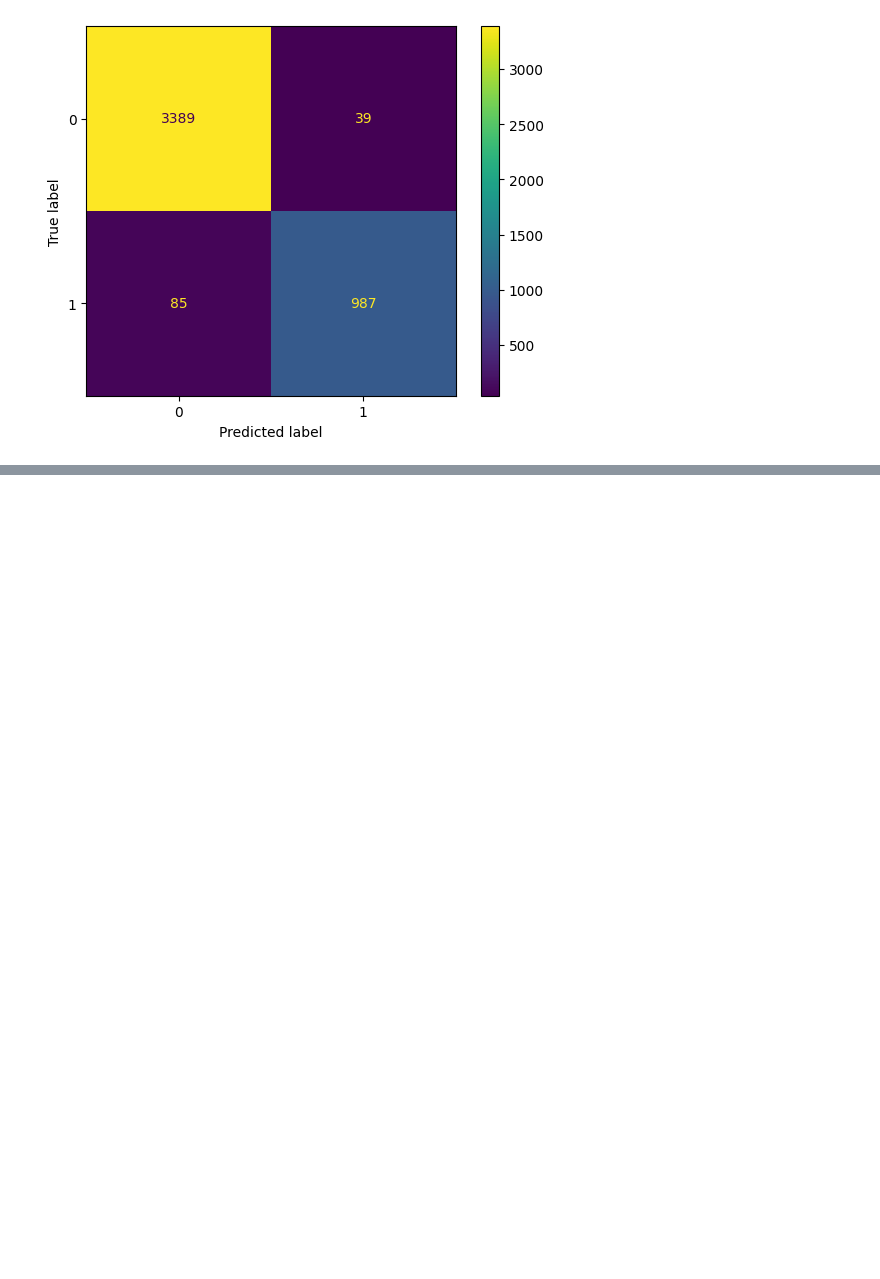
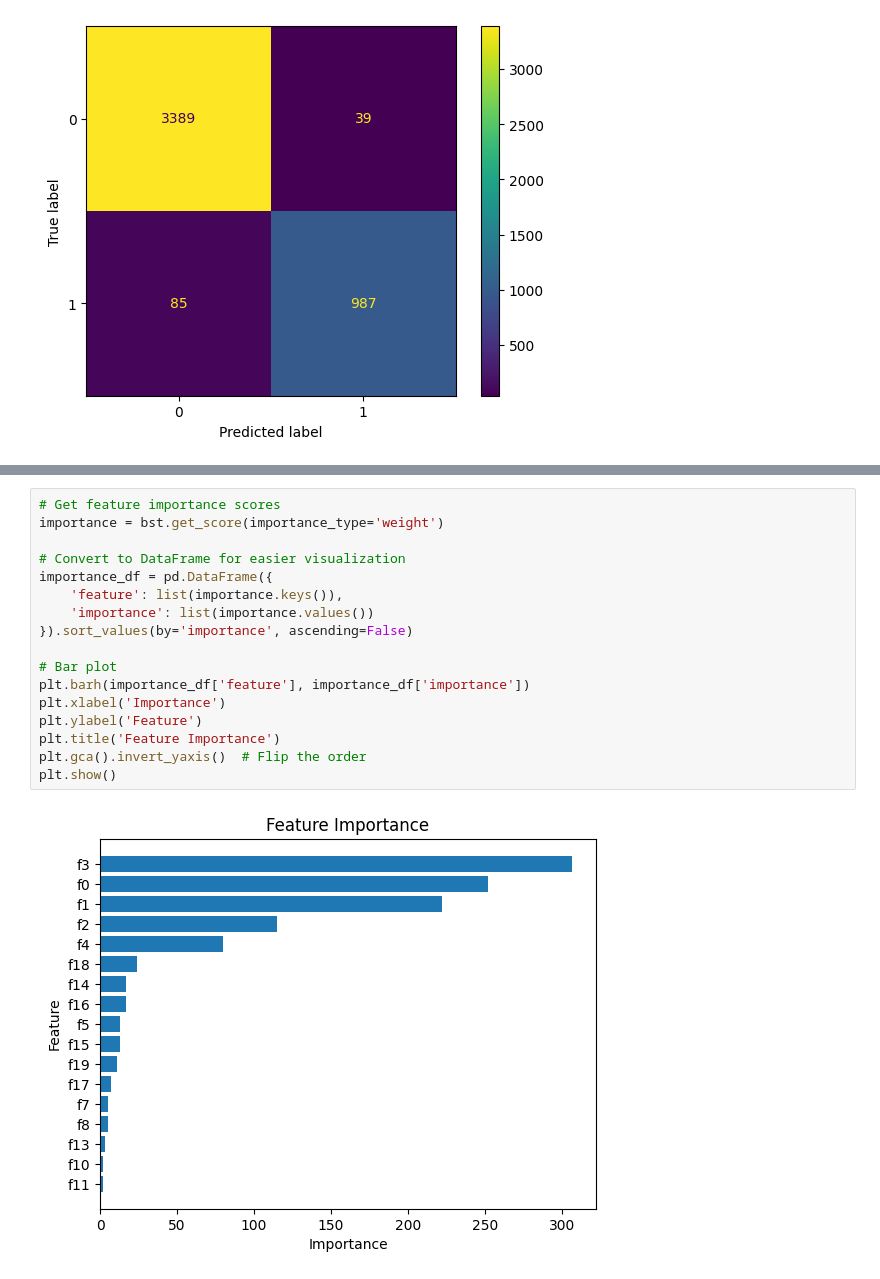
Before and after one commit to ideaguy3d/data-analytics, a Jupyter notebook: car-company/employee-retention.ipynb, the cells around one changed output, grey strips where cells are left out. Cells and saved outputs as stored; diff of their text form; blank space fills up the shorter version.

```diff
--- a/car-company/employee-retention.ipynb
+++ b/car-company/employee-retention.ipynb
@@ -150,0 +233,19 @@ log_disp.plot()
+# %%
+# Get feature importance scores
+importance = bst.get_score(importance_type='weight')
+
+# Convert to DataFrame for easier visualization
+importance_df = pd.DataFrame({
+    'feature': list(importance.keys()),
+    'importance': list(importance.values())
+}).sort_values(by='importance', ascending=False)
+
+# Bar plot
+plt.barh(importance_df['feature'], importance_df['importance'])
+plt.xlabel('Importance')
+plt.ylabel('Feature')
+plt.title('Feature Importance')
+plt.gca().invert_yaxis()  # Flip the order
+plt.show()
+# %% [output]
+[figure, added]
```
Also changed, not shown: parts of 11 cells of this notebook.
